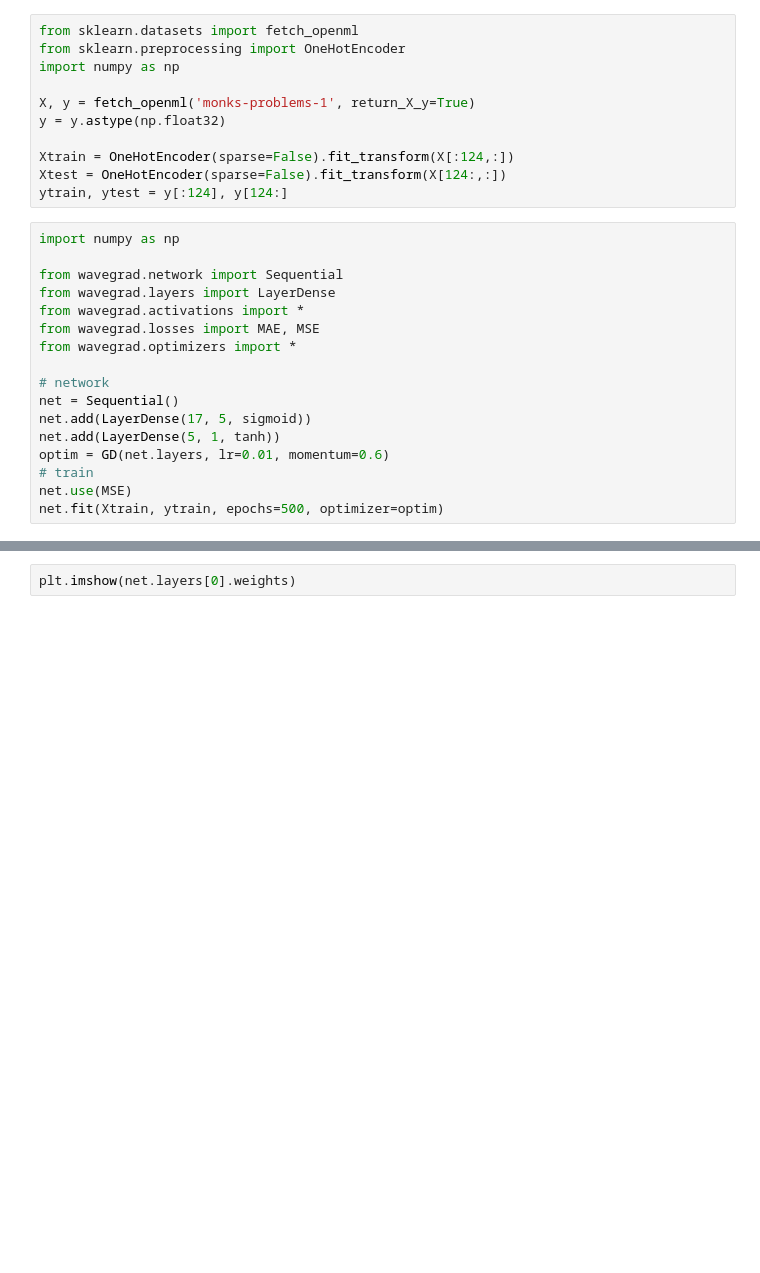
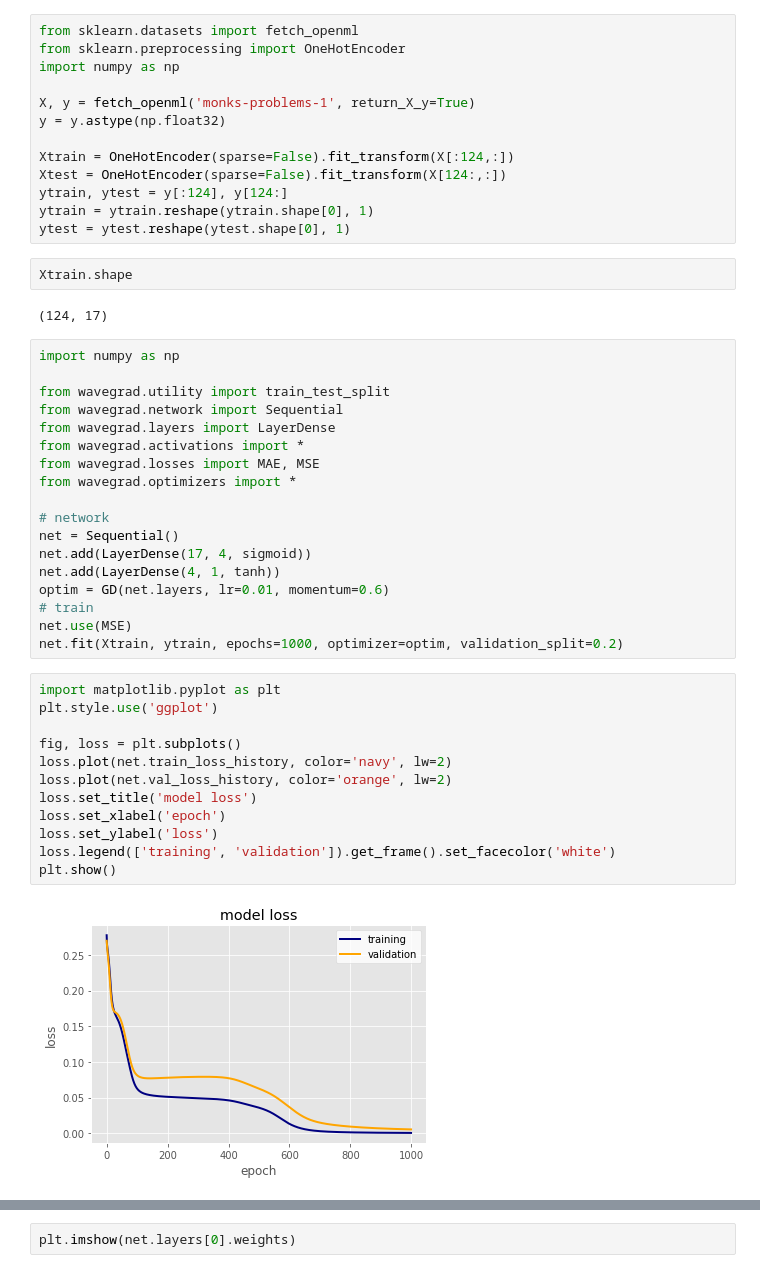
Before and after one commit to vlnraf/WaveGrad, a Jupyter notebook: test_NeuralNetwork.ipynb, the cells around one changed output, grey strips where cells are left out. Cells and saved outputs as stored; diff of their text form; blank space fills up the shorter version.

Commit message:
Add the validation split

```diff
--- a/test_NeuralNetwork.ipynb
+++ b/test_NeuralNetwork.ipynb
@@ -11,9 +11,16 @@ y = y.astype(np.float32)
 Xtrain = OneHotEncoder(sparse=False).fit_transform(X[:124,:])
 Xtest = OneHotEncoder(sparse=False).fit_transform(X[124:,:])
 ytrain, ytest = y[:124], y[124:]
+ytrain = ytrain.reshape(ytrain.shape[0], 1)
+ytest = ytest.reshape(ytest.shape[0], 1)
+# %%
+Xtrain.shape
+# %% [output]
+(124, 17)
 # %%
 import numpy as np
 
+from wavegrad.utility import train_test_split
 from wavegrad.network import Sequential
 from wavegrad.layers import LayerDense
 from wavegrad.activations import *
@@ -22,9 +29,23 @@ from wavegrad.optimizers import *
 
 # network
 net = Sequential()
-net.add(LayerDense(17, 5, sigmoid))
-net.add(LayerDense(5, 1, tanh))
+net.add(LayerDense(17, 4, sigmoid))
+net.add(LayerDense(4, 1, tanh))
 optim = GD(net.layers, lr=0.01, momentum=0.6)
 # train
 net.use(MSE)
-net.fit(Xtrain, ytrain, epochs=500, optimizer=optim)
+net.fit(Xtrain, ytrain, epochs=1000, optimizer=optim, validation_split=0.2)
+# %%
+import matplotlib.pyplot as plt
+plt.style.use('ggplot')
+
+fig, loss = plt.subplots()
+loss.plot(net.train_loss_history, color='navy', lw=2)
+loss.plot(net.val_loss_history, color='orange', lw=2)
+loss.set_title('model loss')
+loss.set_xlabel('epoch')
+loss.set_ylabel('loss')
+loss.legend(['training', 'validation']).get_frame().set_facecolor('white')
+plt.show()
+# %% [output]
+[figure, added]
```
Also changed, not shown: parts of 18 cells of this notebook, 4 other files.
